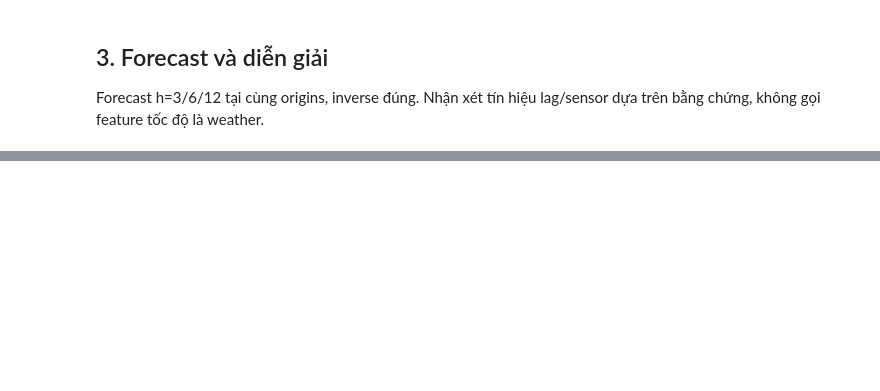
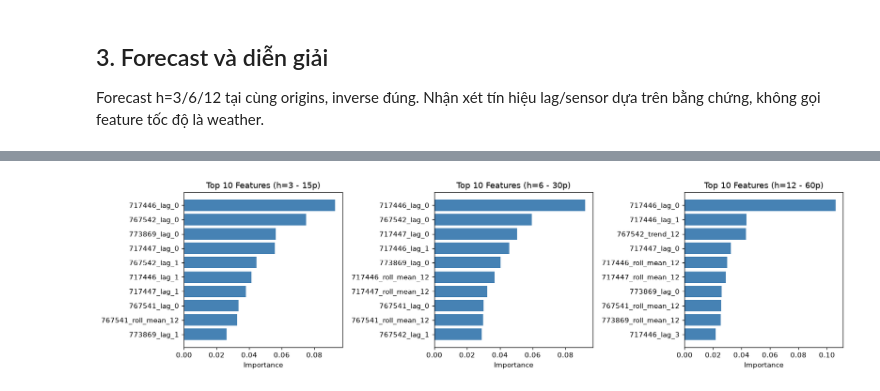
Before and after one commit to thvhieu/time_series_lab4, a Jupyter notebook: contributions/04_xgboost.ipynb, the cells around one changed output, grey strips where cells are left out. Drawn from its saved outputs; the diff is of its cells as text; code cells hidden in the pictures; blank space fills up the shorter version.

Commit message:
Complete Feature 04 XGBoost

```diff
--- a/contributions/04_xgboost.ipynb
+++ b/contributions/04_xgboost.ipynb
@@ -42,4 +213,83 @@ Chọn tham số bằng train/validation, ghi seed và thời gian chạy. Khôn
 
 Forecast h=3/6/12 tại cùng origins, inverse đúng. Nhận xét tín hiệu lag/sensor dựa trên bằng chứng, không gọi feature tốc độ là weather.
 # %%
-# TODO: Tự triển khai phần này, không có lời giải điền sẵn.
+# Dự báo trên tập test, inverse_transform về đơn vị gốc (mph) và tính metrics
+metrics_list = []
+pred_rows = []
+preds_test_mph = {}
+
+for h in HORIZONS:
+    y_pred = np.clip(scaler.inverse_transform(preds_test_scaled[h]), 0.0, None)
+    y_true = y_test_raw[h]
+    preds_test_mph[h] = y_pred
+
+    # Mask bỏ các điểm y_true == 0 khi tính RMSE, MAE, MAPE
+    valid_mask = y_true > 0
+    err = y_true[valid_mask] - y_pred[valid_mask]
+    rmse = np.sqrt(np.mean(err ** 2))
+    mae = np.mean(np.abs(err))
+    mape = np.mean(np.abs(err / y_true[valid_mask])) * 100.0
+
+    metrics_list.append({
+        "model": "XGBoost",
+        "horizon_steps": h,
+        "horizon_minutes": h * 5,
+        "n_eval": int(valid_mask.sum()),
+        "RMSE": round(float(rmse), 4),
+        "MAE": round(float(mae), 4),
+        "MAPE_pct": round(float(mape), 4),
+        "mask_policy": "y_true > 0",
+        "unit": UNIT,
+    })
+
+    origins_ts = df.index[test_origins]
+    targets_ts = df.index[test_origins + h]
+    for s_idx, s in enumerate(SENSORS):
+        for i in range(len(test_origins)):
+            pred_rows.append({
+                "dataset": "METR-LA",
+                "model": "XGBoost",
+                "origin": str(origins_ts[i]),
+                "target_timestamp": str(targets_ts[i]),
+                "horizon_steps": h,
+                "sensor_id": s,
+                "y_true": round(float(y_true[i, s_idx]), 4),
+                "y_pred": round(float(y_pred[i, s_idx]), 4),
+                "unit": UNIT,
+                "valid_mask": bool(valid_mask[i, s_idx]),
+            })
+
+df_metrics = pd.DataFrame(metrics_list)
+df_predictions = pd.DataFrame(pred_rows)
+
+print("Bảng kết quả đánh giá trên tập Test:")
+print(df_metrics.to_string(index=False))
+print("\n5 dòng đầu bảng predictions bàn giao:")
+print(df_predictions.head().to_string(index=False))
+
+# 1. Biểu đồ Top 10 Feature Importance trung bình theo từng horizon
+fig, axes = plt.subplots(1, 3, figsize=(15, 4))
+for idx, h in enumerate(HORIZONS):
+    imp = np.mean([models[(h, s)].feature_importances_ for s in SENSORS], axis=0)
+    top_idx = np.argsort(imp)[-10:]
+    axes[idx].barh([feature_names[i] for i in top_idx], imp[top_idx], color="steelblue")
+    axes[idx].set_title(f"Top 10 Features (h={h} - {h*5}p)")
+    axes[idx].set_xlabel("Importance")
+plt.tight_layout()
+plt.show()
+
+# 2. Biểu đồ Actual vs Forecast trên 1 ngày đầu tập Test (288 bước = 24h) cho sensor 773869
+steps_plot = 288
+fig, axes = plt.subplots(3, 1, figsize=(12, 7), sharex=True)
+for idx, h in enumerate(HORIZONS):
+    t_idx = df.index[test_origins[:steps_plot] + h]
+    actual = np.where(y_test_raw[h][:steps_plot, 0] > 0, y_test_raw[h][:steps_plot, 0], np.nan)
+    pred = preds_test_mph[h][:steps_plot, 0]
+    axes[idx].plot(t_idx, actual, label="Actual", lw=1.3)
+    axes[idx].plot(t_idx, pred, label=f"Predicted (h={h})", lw=1.3, linestyle="--")
+    axes[idx].set_ylabel("mph")
+    axes[idx].set_title(f"Sensor {SENSORS[0]} - Horizon h={h} ({h*5} phút)")
+    axes[idx].legend(loc="lower left")
+plt.tight_layout()
+plt.show()
+# %% [output]
@@ -45,0 +309 @@ Forecast h=3/6/12 tại cùng origins, inverse đúng. Nhận xét tín hiệu l
+[figure, added]
```
Also changed, not shown: parts of 8 cells of this notebook.
